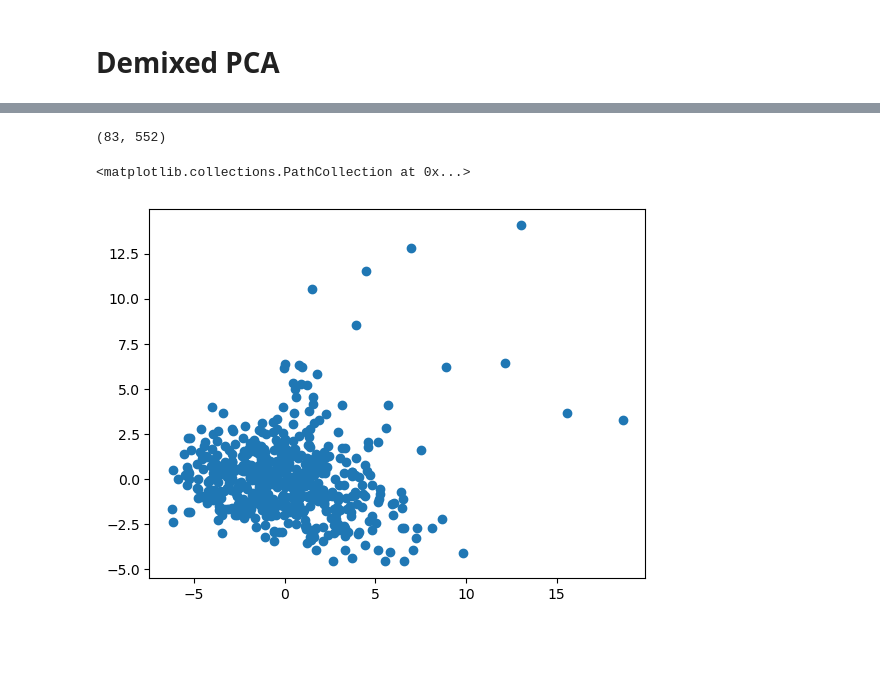
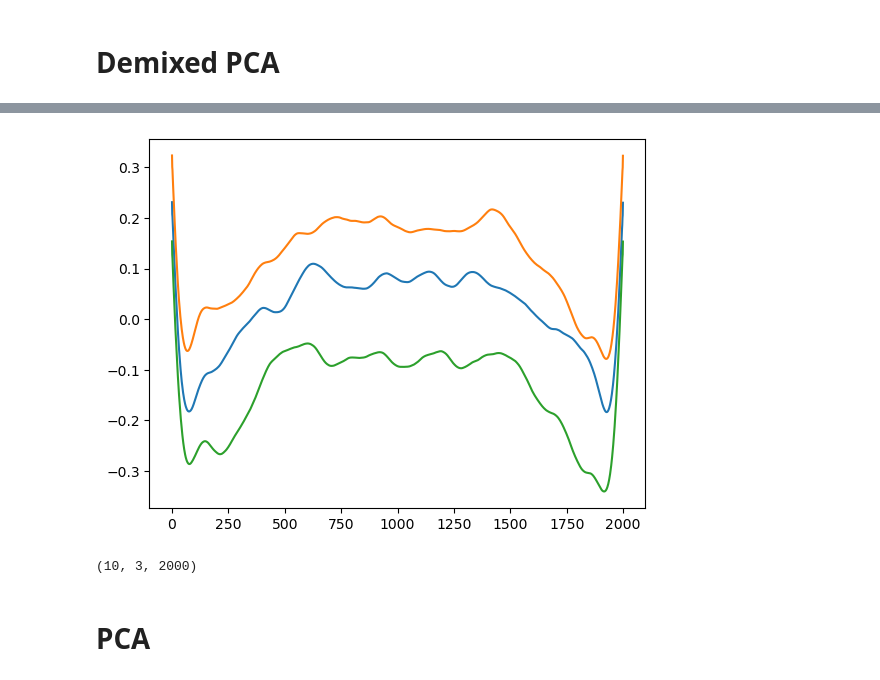
Before and after one commit to IVAN-Hu-yi/NMA, a Jupyter notebook: Analysis.ipynb, the cells around one changed output, grey strips where cells are left out. Saved outputs shown, nothing was run; the diff lists cells and outputs as text; code cells hidden in the pictures; blank space fills up the shorter version.

```diff
--- a/Analysis.ipynb
+++ b/Analysis.ipynb
@@ -303 +349,12 @@ plt.pcolormesh(np.log10(reduced_X))
+# %%
+for i in range(3):
+    plt.plot(np.arange(2000), Z['a'][1, i])
+# %% [output]
+[figure, added]
+# %%
+Z['a'].shape
+# %% [output]
+(10, 3, 2000)
+# %% [markdown]
+# PCA
 # %%
@@ -309,9 +370,0 @@ X_new = pca.fit_transform(zscored_X)
-# %%
-reduced_X.shape
-# %% [output]
-(83, 552)
-# %%
-plt.scatter(X_new[:, 0], X_new[:, 1])
-# %% [output]
-<matplotlib.collections.PathCollection at 0x...>
-[figure, removed]
```
Also changed, not shown: parts of 20 cells of this notebook, 3 other files.
